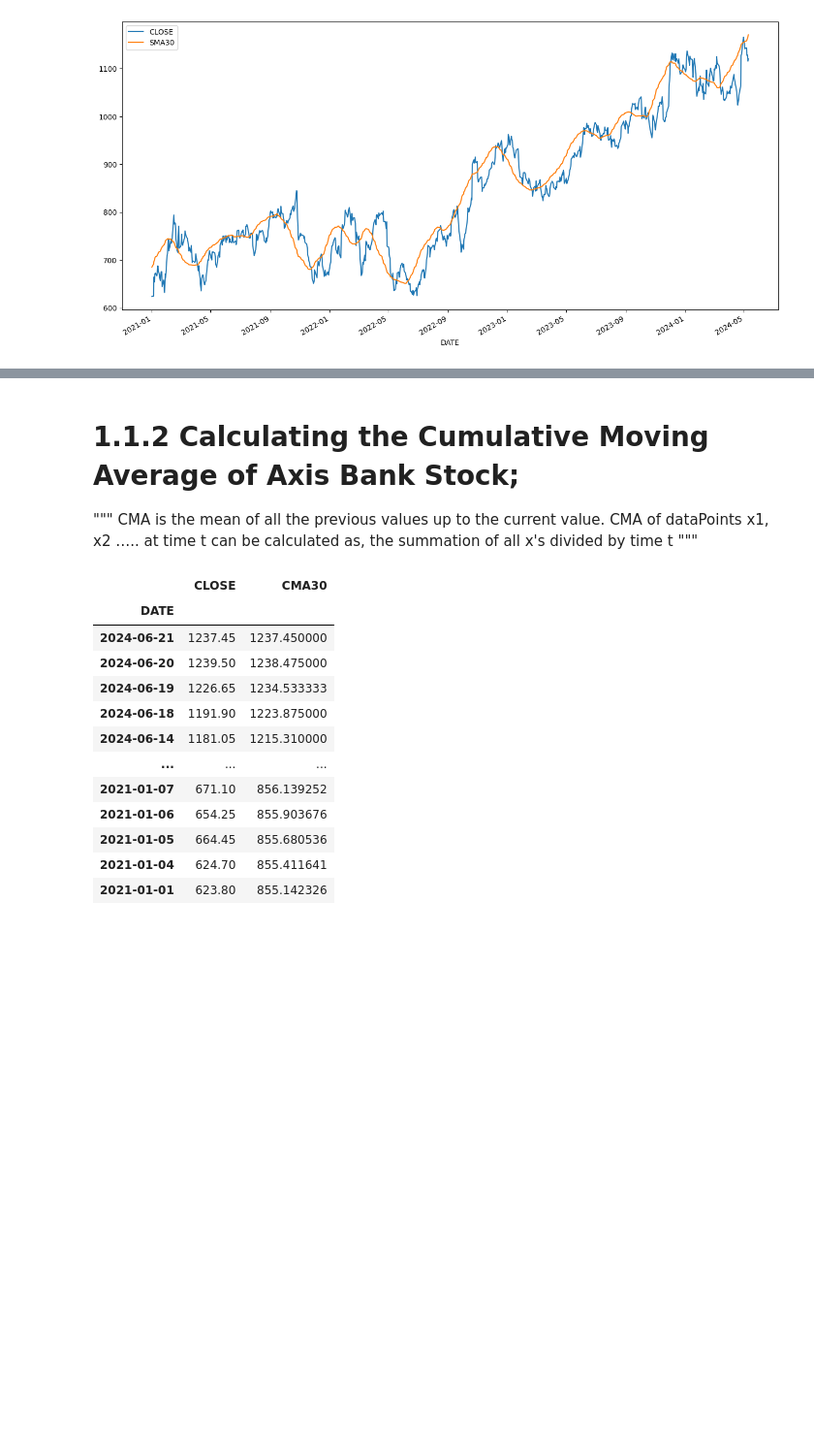
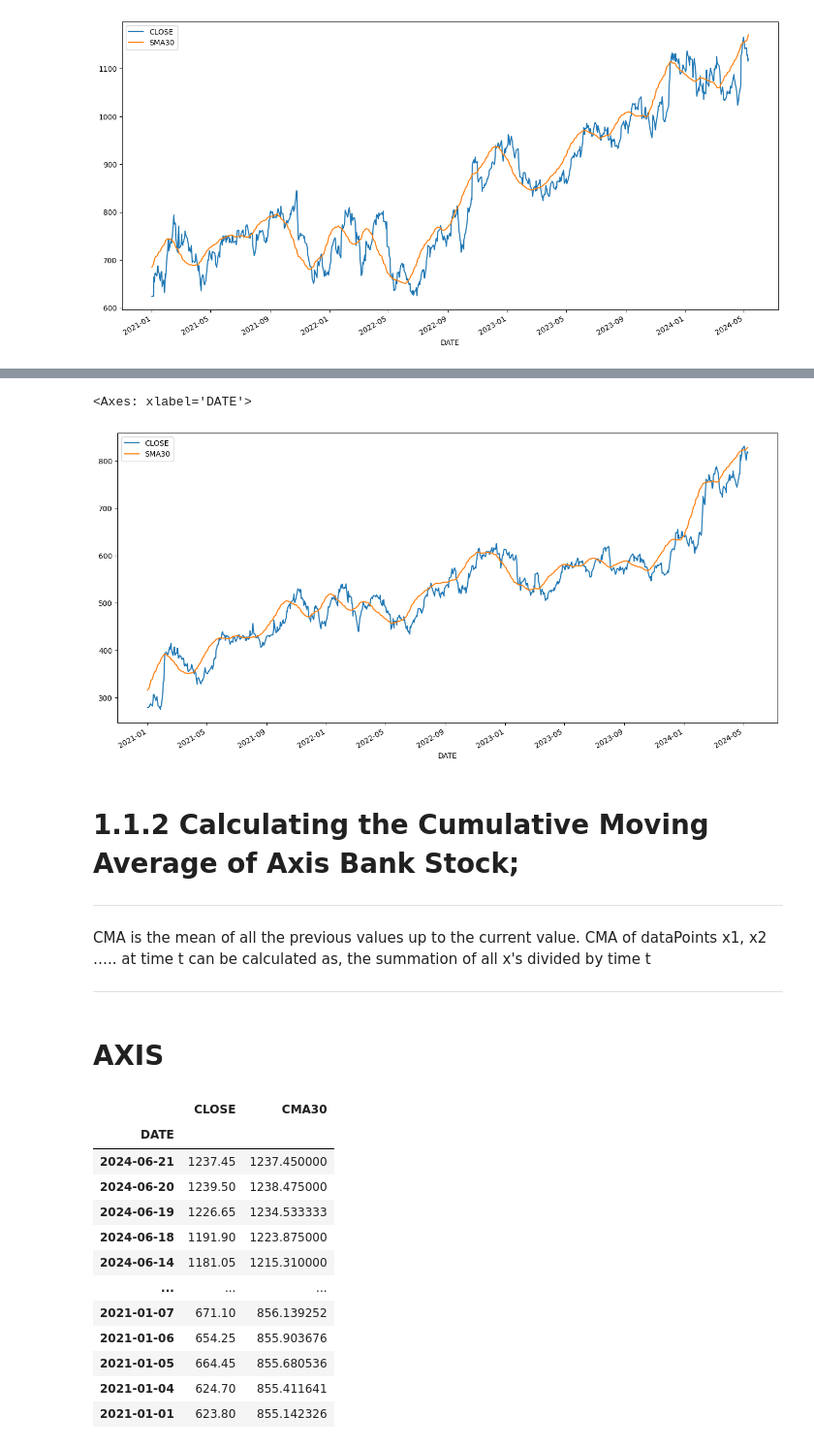
Before and after one commit to Ariyamandebnath/Stock-ipy, a Jupyter notebook: analysis/EDA.ipynb, the cells around one changed output, grey strips where cells are left out. Shown at 97% size. Cells and saved outputs as stored; diff of their text form; code cells hidden in the pictures; blank space fills up the shorter version.

```diff
--- a/analysis/EDA.ipynb
+++ b/analysis/EDA.ipynb
@@ -355,0 +388,5 @@ AXIS_SMA[['CLOSE','SMA30']].plot(label='Axis Bank',
+# %%
+SBIN_SMA = SBIN['CLOSE'].to_frame()
+SBIN_SMA['SMA30'] = SBIN['CLOSE'].rolling(30).mean()
+SBIN_SMA.dropna(inplace=True)
+SBIN_SMA
@@ -356,10 +408,18 @@ AXIS_SMA[['CLOSE','SMA30']].plot(label='Axis Bank',
+# %%
+SBIN_SMA[['CLOSE','SMA30']].plot(label='SBIN Bank',
+                                figsize=(16,8))
+# %% [output]
+<Axes: xlabel='DATE'>
+[figure, added]
 # %% [markdown]
 # 1.1.2  Calculating the Cumulative Moving Average of Axis Bank Stock;
-"""
+***
 CMA is the mean of all the previous values up to the current value.
 CMA of dataPoints x1, x2 …..  at time t can be calculated as,
 the summation of all x's divided by time t
-"""
+***
+# %% [markdown]
+# AXIS
 # %%
 AXIS_CMA = AXIS['CLOSE'].to_frame()
 AXIS_CMA['CMA30'] = AXIS['CLOSE'].expanding().mean()
```
Also changed, not shown: parts of 15 cells of this notebook.
